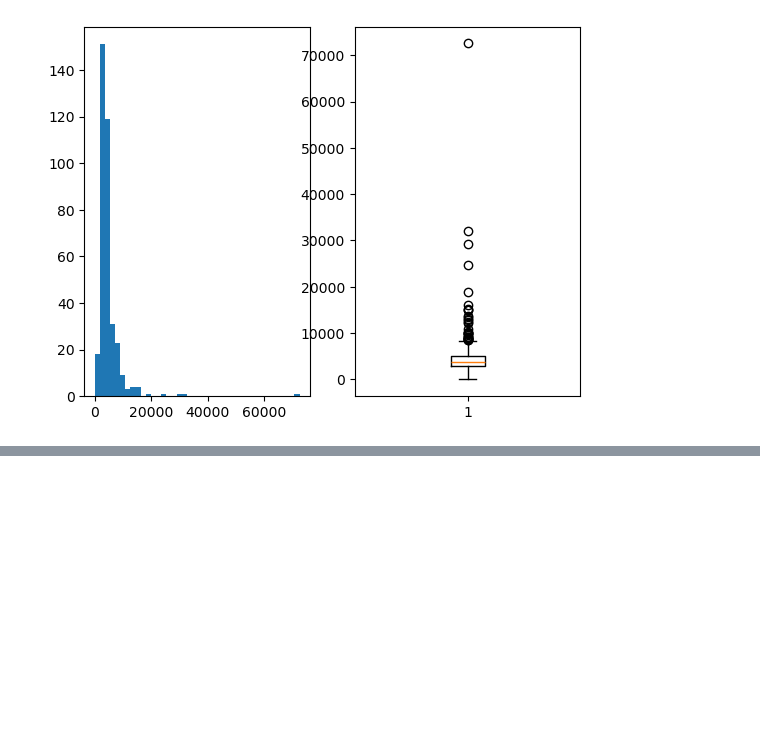
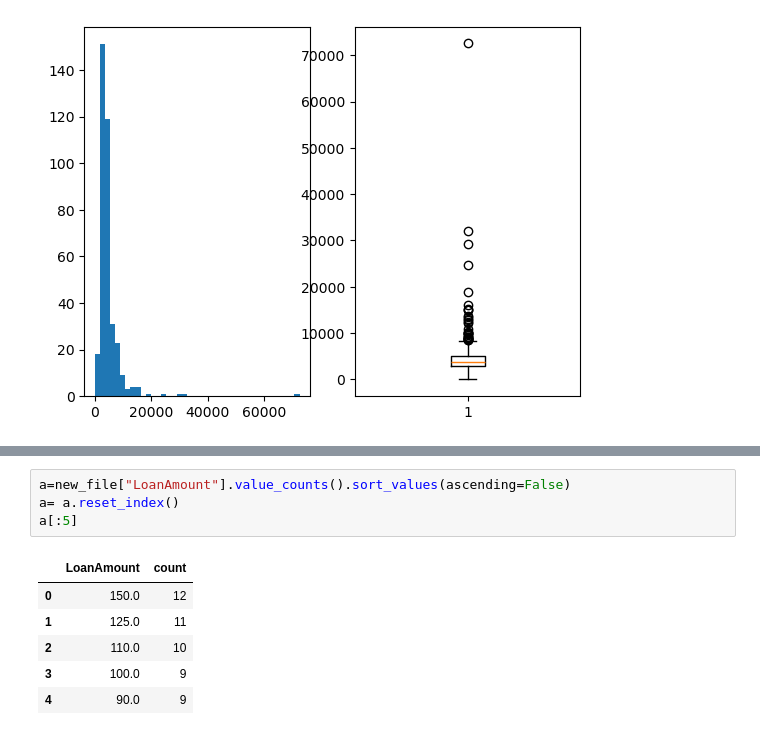
Before and after one commit to KunalNeon/Projects, a Jupyter notebook: loan_prediction.ipynb, the cells around one changed output, grey strips where cells are left out. Saved outputs shown, nothing was run; the diff lists cells and outputs as text; blank space fills up the shorter version.

```diff
--- a/loan_prediction.ipynb
+++ b/loan_prediction.ipynb
@@ -399,0 +478,11 @@ dtype: int64
+# %%
+a=new_file["LoanAmount"].value_counts().sort_values(ascending=False)
+a= a.reset_index()
+a[:5]
+# %% [output]
+|  | LoanAmount | count |
+| 0 | 150.0 | 12 |
+| 1 | 125.0 | 11 |
+| 2 | 110.0 | 10 |
+| 3 | 100.0 | 9 |
+| 4 | 90.0 | 9 |
```
Also changed, not shown: parts of 8 cells of this notebook.
